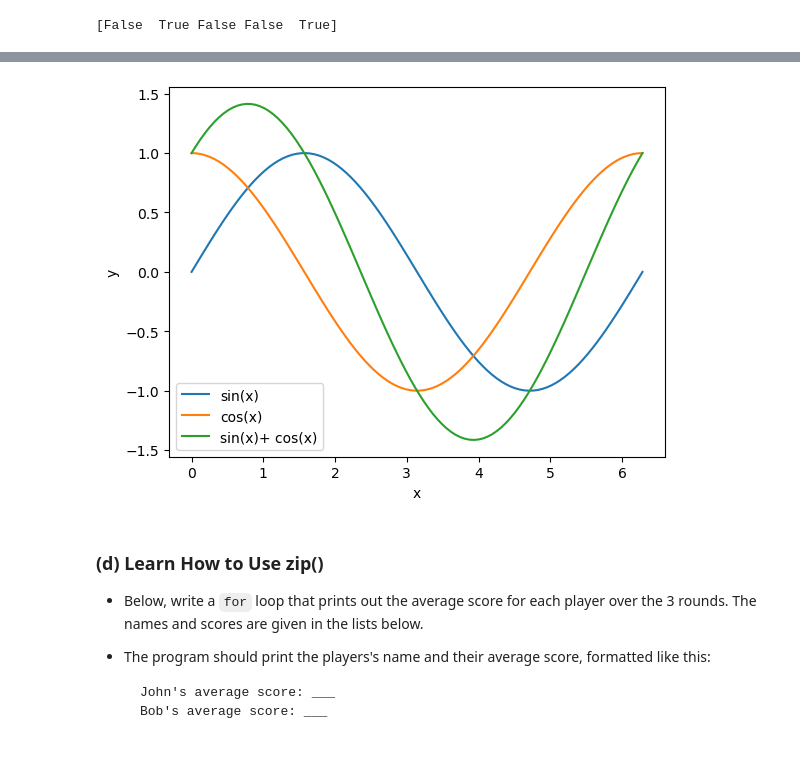
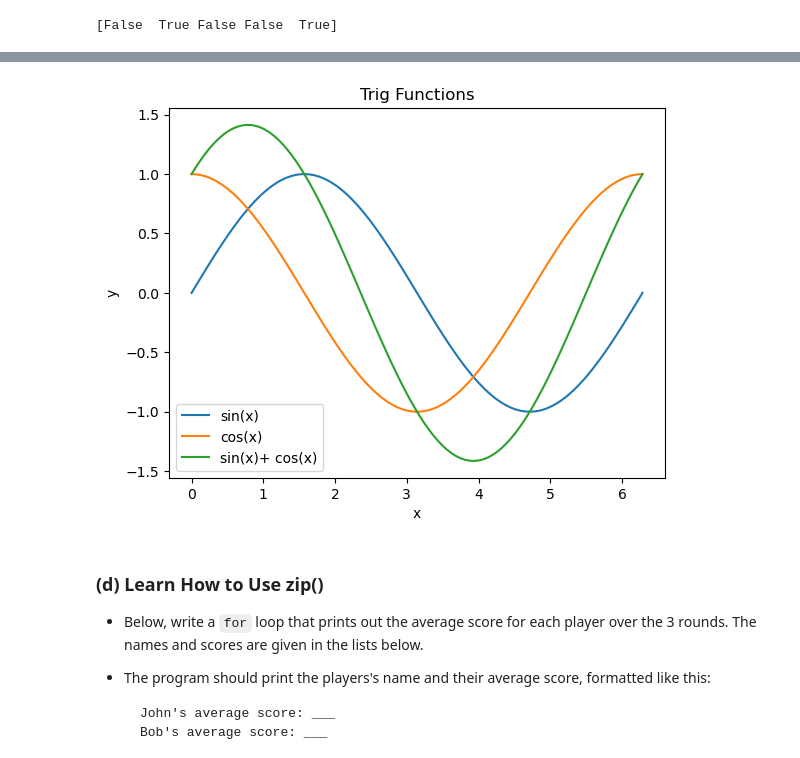
Before and after one commit to CusterLiu/datasci151spring2026, a Jupyter notebook: _assignments/assignment_4/Assignment4.ipynb, the cells around one changed output, grey strips where cells are left out. Cells and saved outputs as stored; diff of their text form; code cells hidden in the pictures.

```diff
--- a/_assignments/assignment_4/Assignment4.ipynb
+++ b/_assignments/assignment_4/Assignment4.ipynb
@@ -113,23 +113,24 @@ print(above_average)
 # %%
 # Write your answer here
 vec_x = np.linspace(0, 2*np.pi, 100)
 vec_y1 = np.sin(vec_x)
 vec_y2 = np.cos(vec_x)
 vec_y3 = np.sin(vec_x) + np.cos(vec_x)
 
 list_vectors = [vec_y1,vec_y2, vec_y3]
 
 index = 0
 for i in list_vectors:
     plt.plot(vec_x,list_vectors[index])
     index = index + 1
 labels = ["sin(x)", "cos(x)", "sin(x)+ cos(x)"]
 plt.legend(labels)
 plt.xlabel("x")
 plt.ylabel("y")
+plt.title("Trig Functions")
 plt.show()
 # %% [output]
-[figure, old version]
+[figure, new version]
 # %% [markdown]
 ### **(d)** Learn How to Use zip()
 
```
Also changed, not shown: parts of 3 cells of this notebook, 1 other file.
